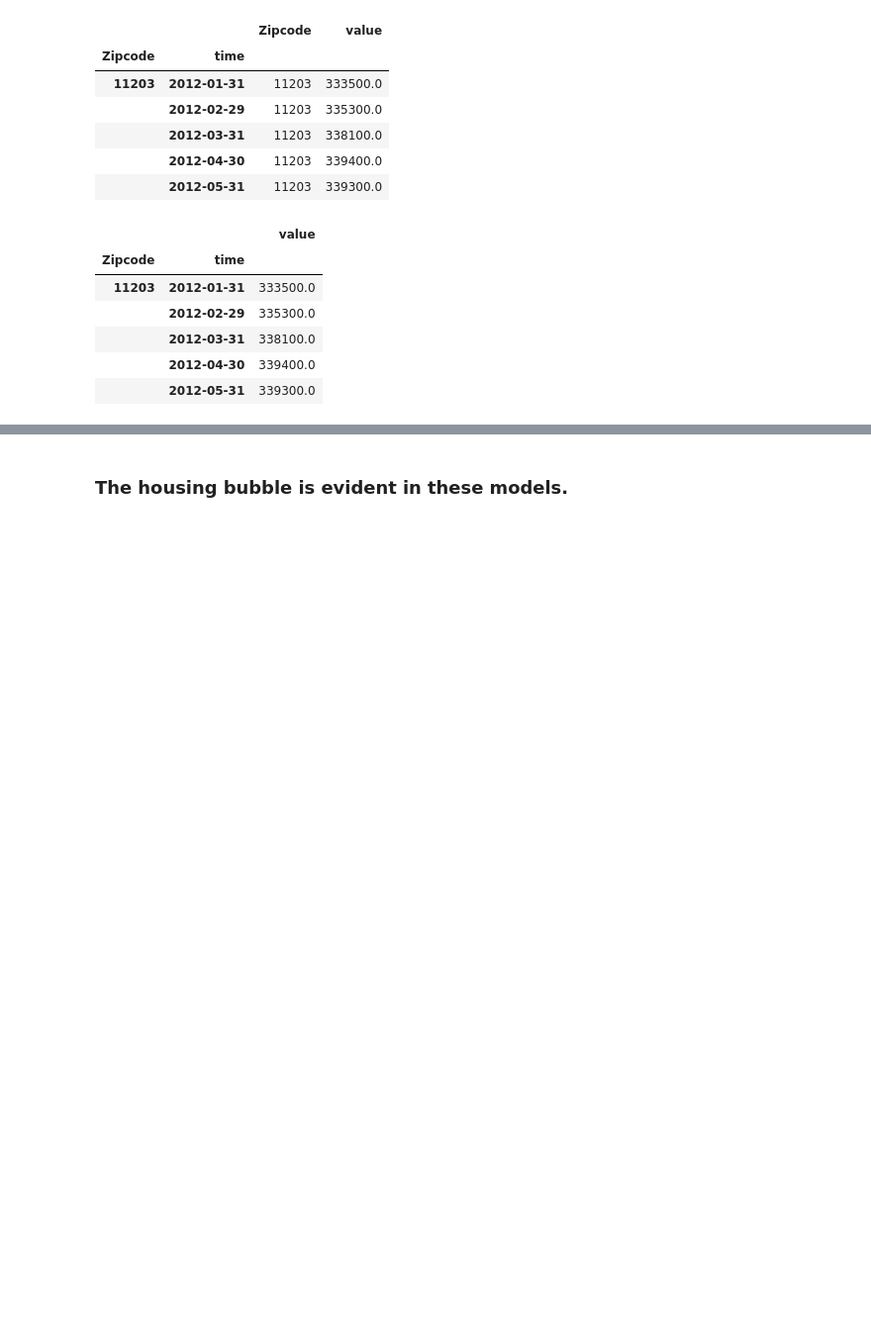
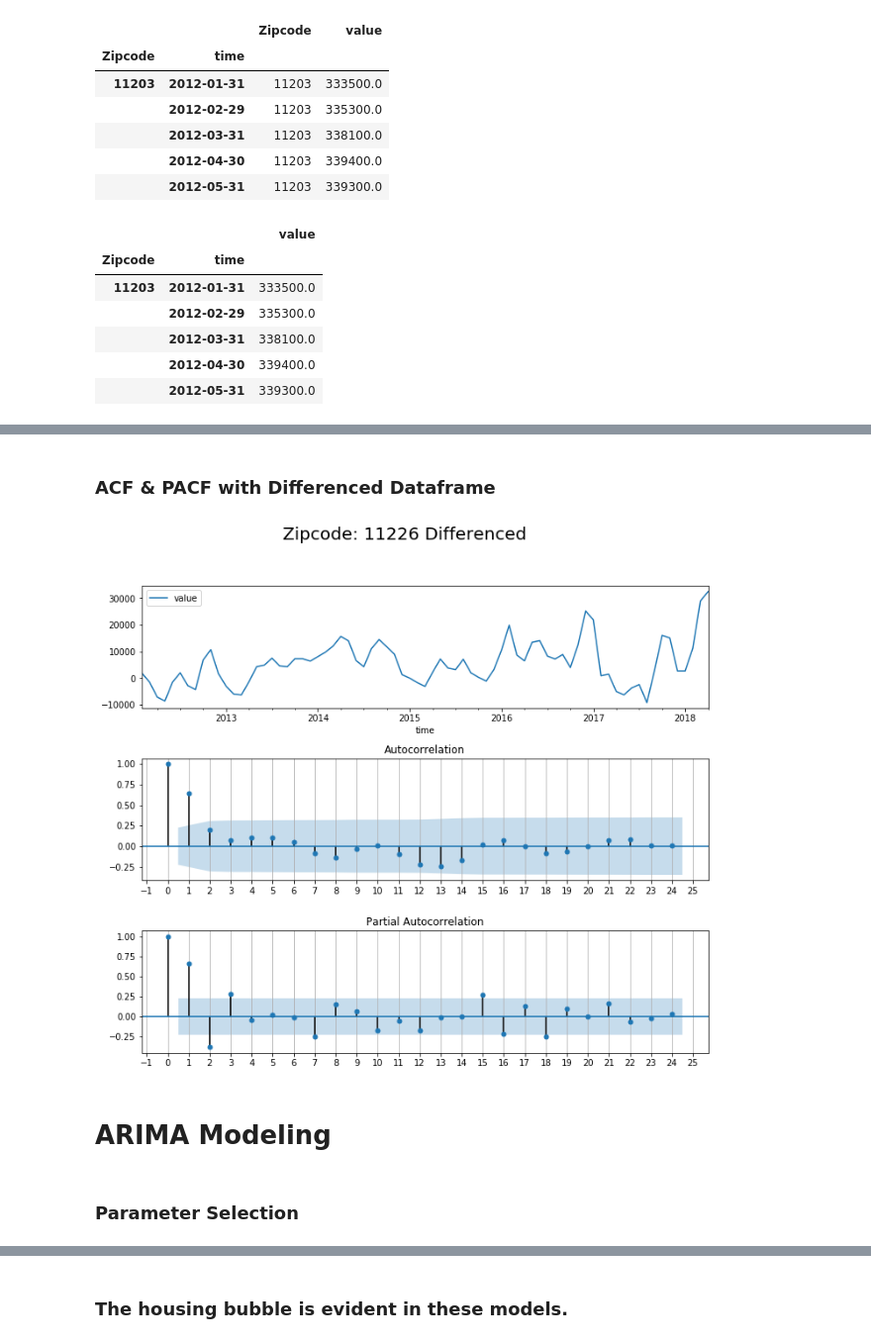
Before and after one commit to learn-co-curriculum/dsc-phase-4-project, a Jupyter notebook: time-series/starter_notebook.ipynb, the cells around one changed output, grey strips where cells are left out. Shown at 99% size. Saved outputs shown, nothing was run; the diff lists cells and outputs as text; code cells hidden in the pictures; blank space fills up the shorter version.

```diff
--- a/time-series/starter_notebook.ipynb
+++ b/time-series/starter_notebook.ipynb
@@ -419,0 +499,3 @@ ny_under.corr()
+# %%
+two_two_six_diff = two_two_six.diff().dropna()
+two_two_six_diff.head()
@@ -419,0 +510,11 @@ ny_under.corr()
+# %% [markdown]
+### ACF & PACF with Differenced Dataframe
+# %%
+plot_acf_pacf(two_two_six_diff, zipcode = '11226 Differenced')
+plt.show()
+# %% [output]
+[figure, added]
+# %% [markdown]
+# ARIMA Modeling
+# %% [markdown]
+### Parameter Selection
```
Also changed, not shown: parts of 79 cells of this notebook.
